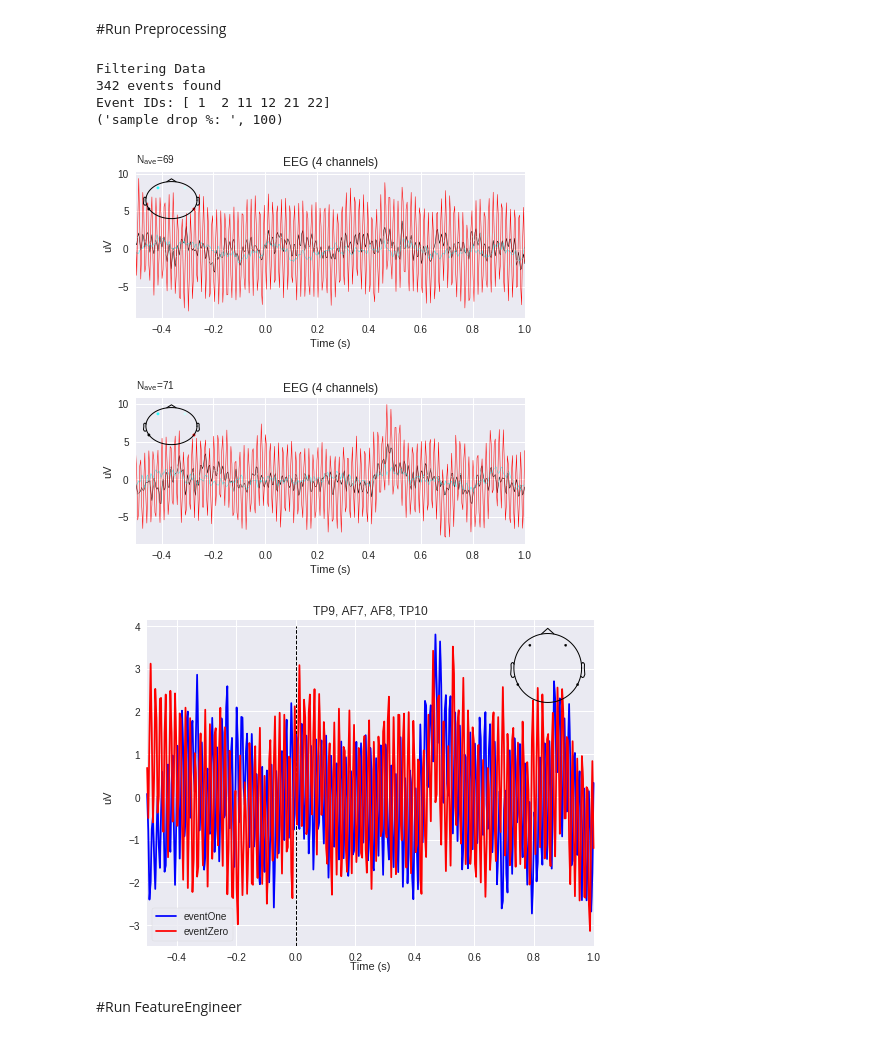
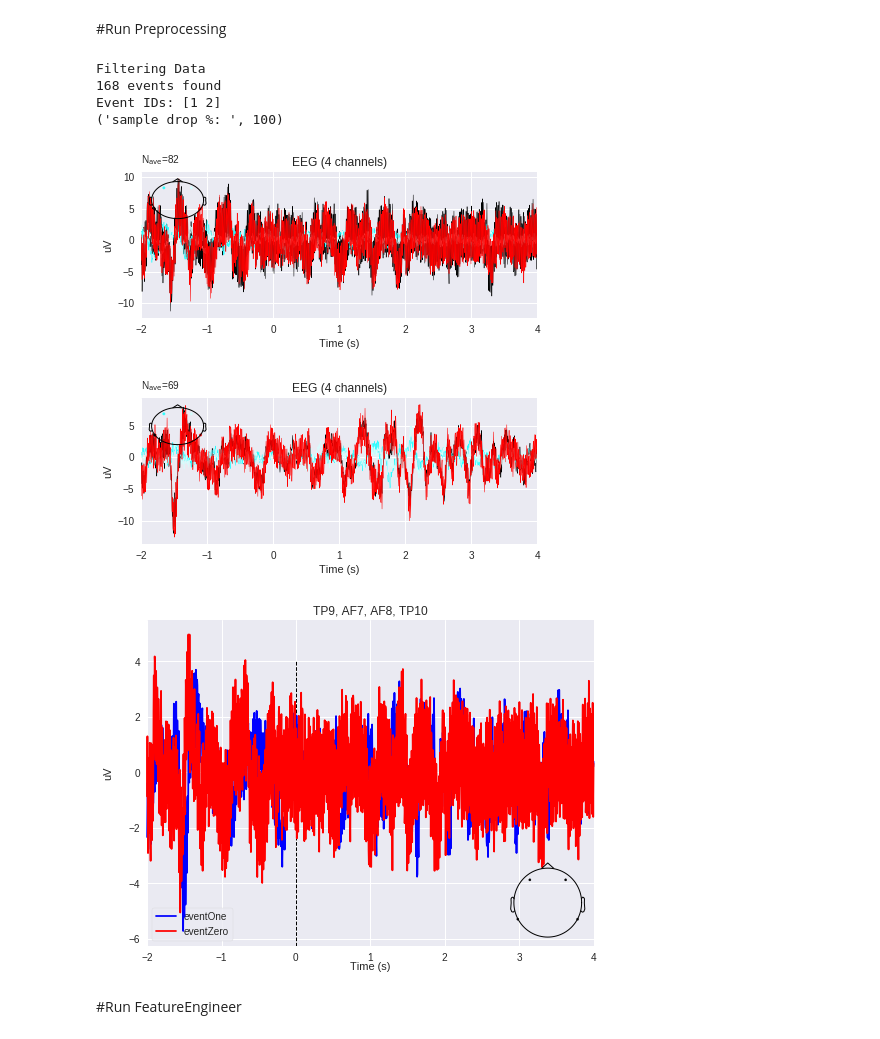
Before and after one commit to kylemath/DeepEEG, a Jupyter notebook: notebooks/DeepEEG.ipynb, the cells around one changed output. Cells and saved outputs as stored; diff of their text form; code cells hidden in the pictures.

```diff
--- a/notebooks/DeepEEG.ipynb
+++ b/notebooks/DeepEEG.ipynb
@@ -124,9 +120,9 @@ nsesh = 1
 ##
 
 ## Can load other experiments like this - NN and CNN model works best here
-#subs = [ 4]
-#nsesh = 1
-#data_dir = 'visual/SSVEP'
+subs = [ 4]
+nsesh = 1
+data_dir = 'visual/SSVEP'
 #event_names = ['f30Hz','f20Hz']
 
 ##
@@ -170,27 +166,27 @@ Ready.
 # %%
 ##Preprocessing Settings
 event_id = {event_names[1]: event_nums[1], event_names[0]: event_nums[0]} #create dict
 
-epochs = PreProcess(raw, event_id, rej_thresh_uV=200,
+epochs = PreProcess(raw, event_id, rej_thresh_uV=10000,
                     plot_psd=False,plot_events=False,plot_erp=True,
-                   epoch_time=(-.5,1), baseline=(-.5,0))
+                   epoch_time=(-2,4), baseline=(-2,-1))
 
 
 #plot_psd=False, filter_data=True,
 #eeg_filter_highpass=1, plot_events=False, ,
 # rej_thresh_uV=150,
 #epoch_decim=1, plot_electrodes=True,
 #plot_erp=True
 
 #keep epoch_decim=1 if using frequency_domain
 # %% [output]
 Filtering Data
-342 events found
-Event IDs: [ 1  2 11 12 21 22]
+168 events found
+Event IDs: [1 2]
 ('sample drop %: ', 100)
-[figure, old version]
+[figure, new version]
-[figure, old version]
+[figure, new version]
-[figure, old version]
+[figure, new version]
 # %% [markdown]
 #Run FeatureEngineer
 # %%
```
Also changed, not shown: parts of 6 cells of this notebook.
